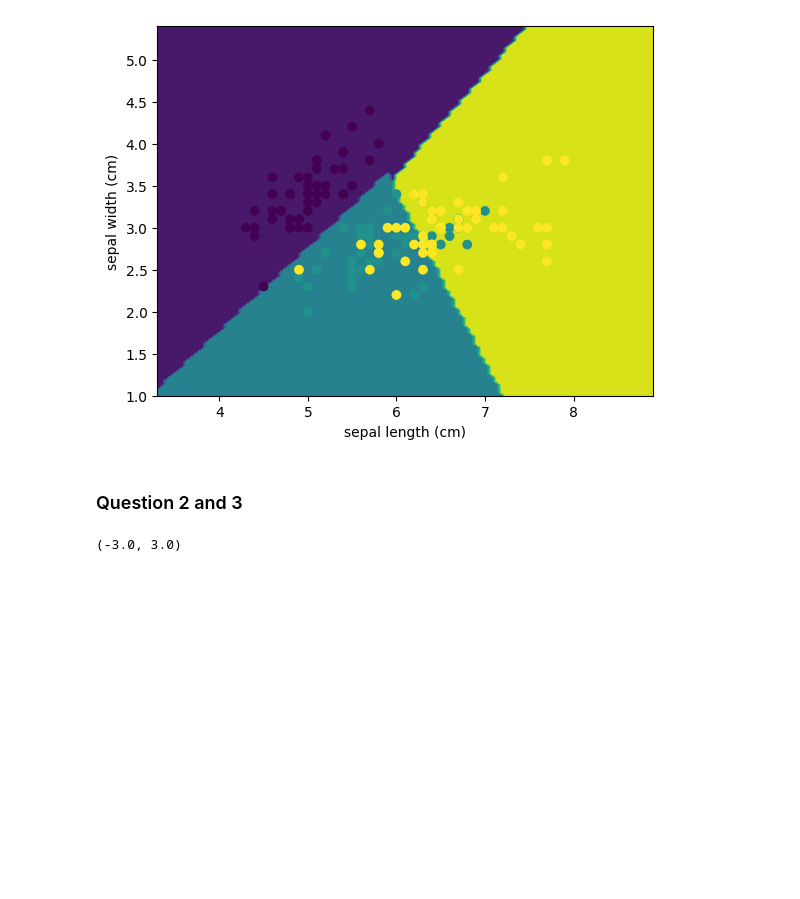
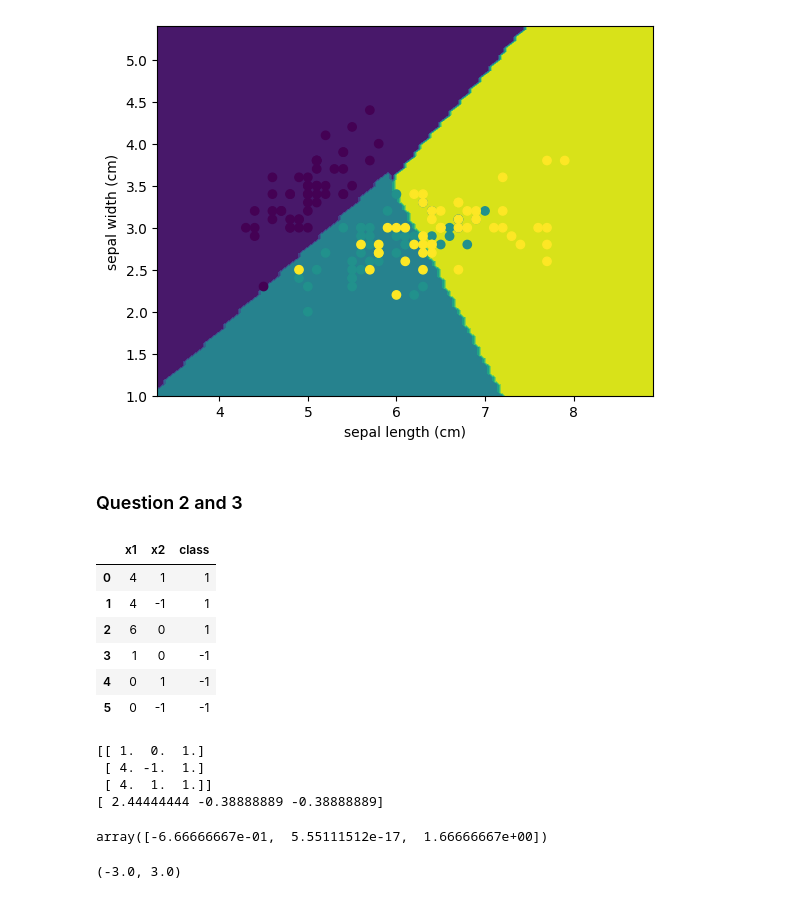
Before and after one commit to arnavjagia/5-sem-lab, a Jupyter notebook: ML/dump/Lab12.ipynb, the cells around one changed output. Saved outputs shown, nothing was run; the diff lists cells and outputs as text; code cells hidden in the pictures; blank space fills up the shorter version.

```diff
--- a/ML/dump/Lab12.ipynb
+++ b/ML/dump/Lab12.ipynb
@@ -35,16 +35,35 @@ plt.scatter(X[:, 0], X[:, 1], c=y)
 # %%
 path = "data/data12_1.csv"
 df = pd.read_csv(path)
+df
+# %% [output]
+|  | x1 | x2 | class |
+| 0 | 4 | 1 | 1 |
+| 1 | 4 | -1 | 1 |
+| 2 | 6 | 0 | 1 |
+| 3 | 1 | 0 | -1 |
+| 4 | 0 | 1 | -1 |
+| 5 | 0 | -1 | -1 |
 # %%
 X = [[1, 0], [4, -1], [4, 1]] # identify support vectors
-X = np.array([vector + [1] for vector in X]) # append 1 to each vector
-
+# X = np.array([vector + [1] for vector in X]) # append 1 to each vector
+X = np.c_[X, np.ones(len(X))]
+print(X)
 y = [1, -1, -1] # corresponding target classes
 
 A = X @ X.T
 alpha = np.linalg.solve(A, y)
-
+print(alpha)
 W = sum(alpha[i] * X[i] for i in range(len(X)))
+# %% [output]
+[[ 1.  0.  1.]
+ [ 4. -1.  1.]
+ [ 4.  1.  1.]]
+[ 2.44444444 -0.38888889 -0.38888889]
+# %%
+W
+# %% [output]
+array([-6.66666667e-01,  5.55111512e-17,  1.66666667e+00])
 # %%
 plt.scatter(df['x1'], df['x2'], c=df['class'])
 plt.axline((-W[2] / W[0], 0), (0, -W[2] / W[1]))
```
Also changed, not shown: parts of 1 cell of this notebook, 9 other files.
